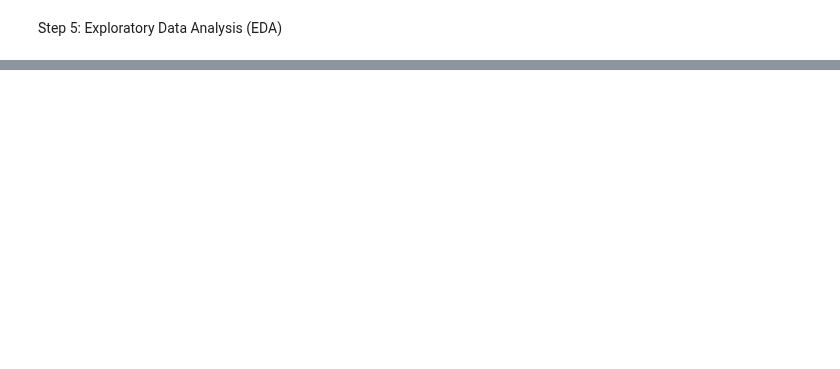
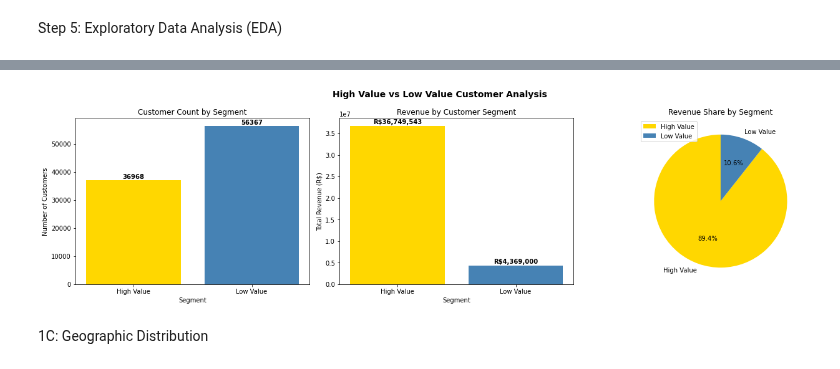
Before and after one commit to BangariSoni/LogicMojo-AI-ML-March26-SOBANGA, a Jupyter notebook: python_project_aiml_logicmojo/python_project_aiml_logicmojo_dataset/project_implementation.ipynb, the cells around one changed output, grey strips where cells are left out. Cells and saved outputs as stored; diff of their text form; code cells hidden in the pictures; blank space fills up the shorter version.

```diff
--- a/python_project_aiml_logicmojo/python_project_aiml_logicmojo_dataset/project_implementation.ipynb
+++ b/python_project_aiml_logicmojo/python_project_aiml_logicmojo_dataset/project_implementation.ipynb
@@ -1039,0 +1092,18 @@ Step 5: Exploratory Data Analysis (EDA)
+# %%
+# Define high value vs low value using median as threshold
+clv_median = master["customer_lifetime_value"].median()
+print("CLV Median threshold:", clv_median)
+# Classify customers
+master["customer_segment"] = master["customer_lifetime_value"].apply(
+    lambda x: "High Value" if x > clv_median else "Low Value"
+)
+# Count unique customers per segment
+segment_counts = master.groupby("customer_segment")["customer_unique_id"].nunique()
+# Percentage
+segment_pct = (segment_counts / segment_counts.sum() * 100).round(2)
+print("\nSegment Count:\n", segment_counts)
+print("\nSegment Percentage:\n", segment_pct)
+# Revenue per segment
+segment_revenue = master.groupby(
+    "customer_segment")["total_order_value"].sum().round(2)
+print("\nRevenue per Segment:\n", segment_revenue)
@@ -1039,0 +1130,39 @@ Step 5: Exploratory Data Analysis (EDA)
+# %%
+#Visualization of analysis of high value vs low value customers
+fig, axes = plt.subplots(1, 3, figsize=(18, 5))
+# Chart 1 — Customer Count
+axes[0].bar(segment_counts.index,
+            segment_counts.values,
+            color=["gold", "steelblue"])
+axes[0].set_title("Customer Count by Segment")
+axes[0].set_xlabel("Segment")
+axes[0].set_ylabel("Number of Customers")
+for i, v in enumerate(segment_counts.values):
+    axes[0].text(i, v + 500, str(v), ha="center", fontweight="bold")
+# Chart 2 — Revenue by Segment
+axes[1].bar(segment_revenue.index,
+            segment_revenue.values,
+            color=["gold", "steelblue"])
+axes[1].set_title("Revenue by Customer Segment")
+axes[1].set_xlabel("Segment")
+axes[1].set_ylabel("Total Revenue (R$)")
+for i, v in enumerate(segment_revenue.values):
+    axes[1].text(i, v + 500000, f"R${v:,.0f}", ha="center", fontweight="bold")
+# Chart 3 — Revenue Percentage Pie
+revenue_pct = (segment_revenue / segment_revenue.sum() * 100).round(2)
+axes[2].pie(revenue_pct.values,
+            labels=segment_revenue.index,
+            autopct="%1.1f%%",
+            colors=["gold", "steelblue"],
+            startangle=90)
+axes[2].set_title("Revenue Share by Segment")
+
+plt.suptitle("High Value vs Low Value Customer Analysis",
+             fontsize=14, fontweight="bold")
+plt.tight_layout()
+plt.legend()
+plt.show()
+# %% [output]
+[figure, added]
+# %% [markdown]
+1C: Geographic Distribution
```
Also changed, not shown: parts of 52 cells of this notebook.
